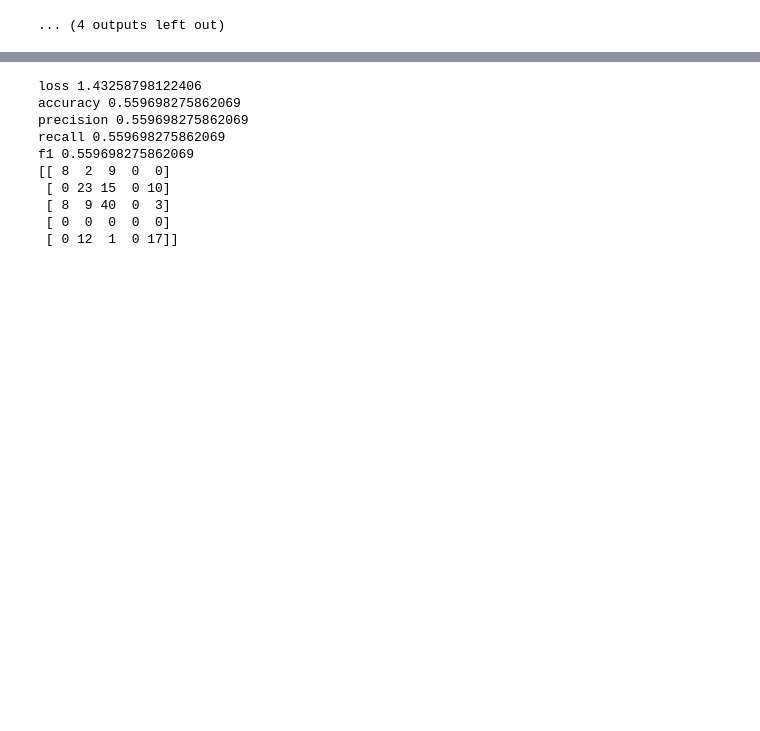
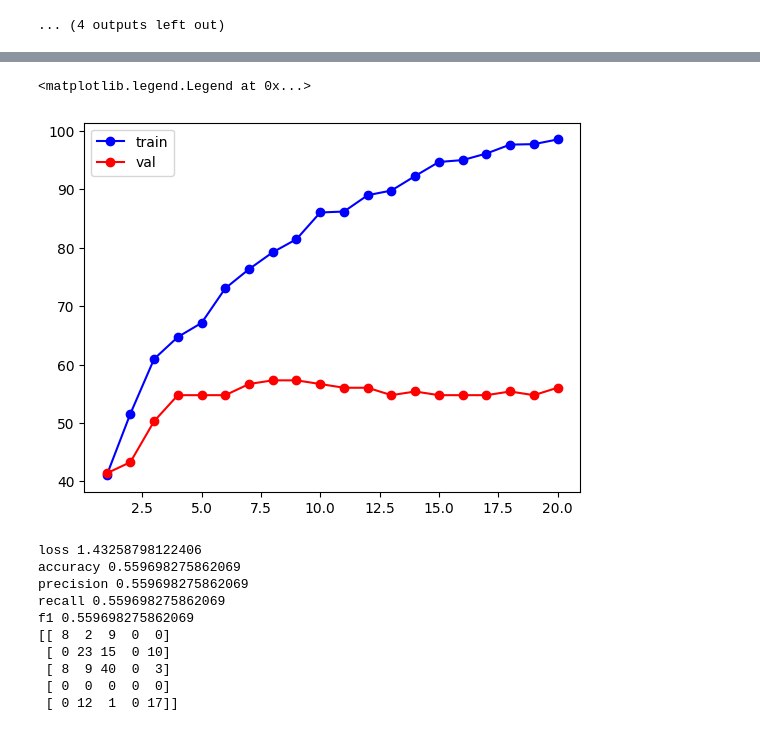
Before and after one commit to 1-1is0/farstail-nli-taks, a Jupyter notebook: q02.ipynb, the cells around one changed output, grey strips where cells are left out. Drawn from its saved outputs; the diff is of its cells as text; code cells hidden in the pictures; blank space fills up the shorter version.

```diff
--- a/q02.ipynb
+++ b/q02.ipynb
@@ -262,3 +283,9 @@ model/state-LaBSEModel-optimizer-AdamW-loss-CrossEntropyLoss.pth exist
+# %%
+draw_acc_curve(current_epoch=res['epoch'], net_name="LaBSEModel", optimizer_name="optim", loss_name="loss", res=res)
+plt.legend()
+# %% [output]
+<matplotlib.legend.Legend at 0x...>
+[figure, added]
 # %%
 from tools import evaluate_loader, show_cm, plot_metrics, plot_cm
 labels = label_encoder.transform(label_encoder.classes_)
```
Also changed, not shown: parts of 5 cells of this notebook.
